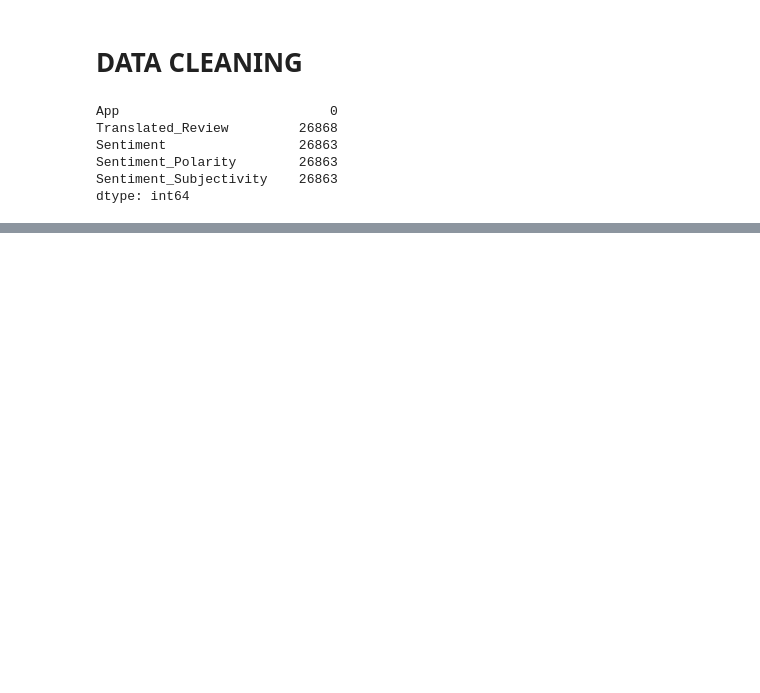
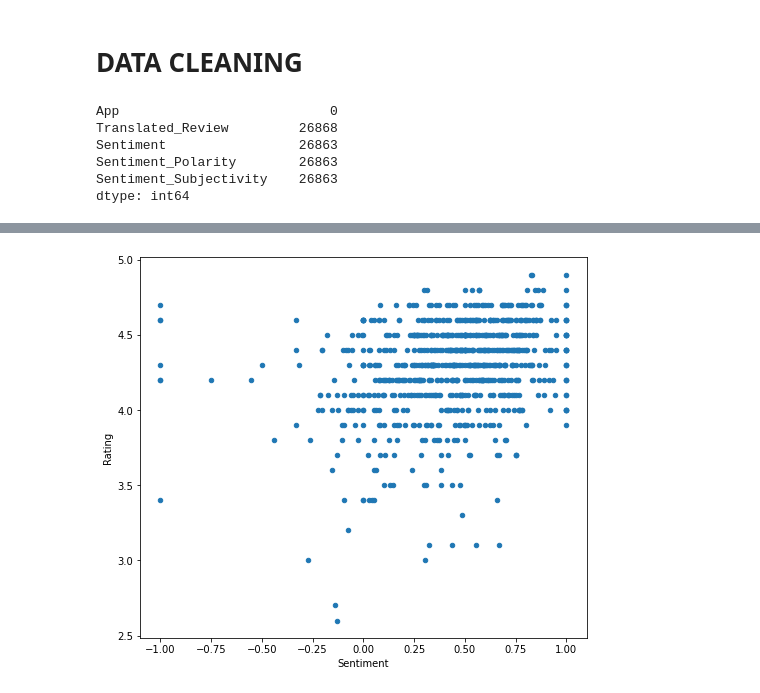
Before and after one commit to 04-purnima/Play-Store-App-Review-Analysis, a Jupyter notebook: Purnima_Rai_user_reviews.ipynb, the cells around one changed output, grey strips where cells are left out. Drawn from its saved outputs; the diff is of its cells as text; code cells hidden in the pictures; blank space fills up the shorter version.

```diff
--- a/Purnima_Rai_user_reviews.ipynb
+++ b/Purnima_Rai_user_reviews.ipynb
@@ -133,0 +287,11 @@ dtype: int64
+# %%
+ #calculating the median and plotting the scatter
+# Calculate the medians
+sentiment_median = np.median(complete_data.Sentiment)
+rating_median = np.median(complete_data.Rating)
+
+# Plot the scatter graph
+complete_data.plot("Sentiment", "Rating", kind="scatter", figsize=(8, 7))
+plt.show()
+# %% [output]
+[figure, added]
```
Also changed, not shown: parts of 31 cells of this notebook.
